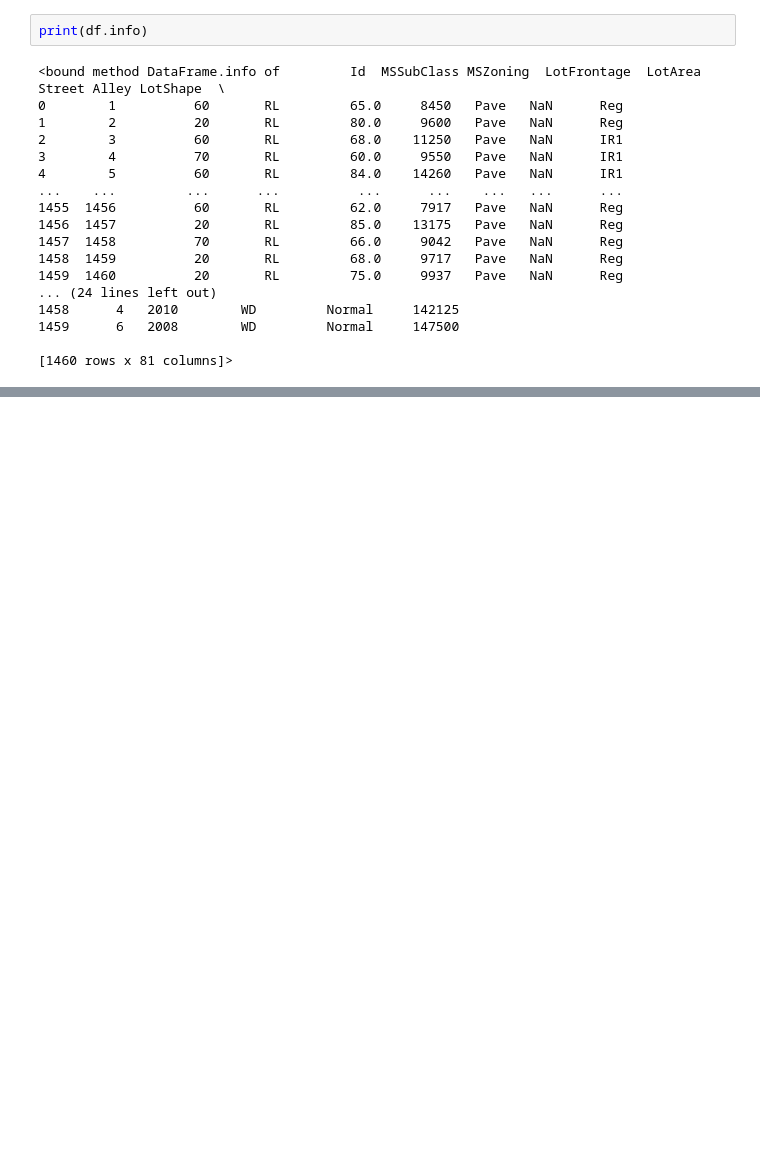
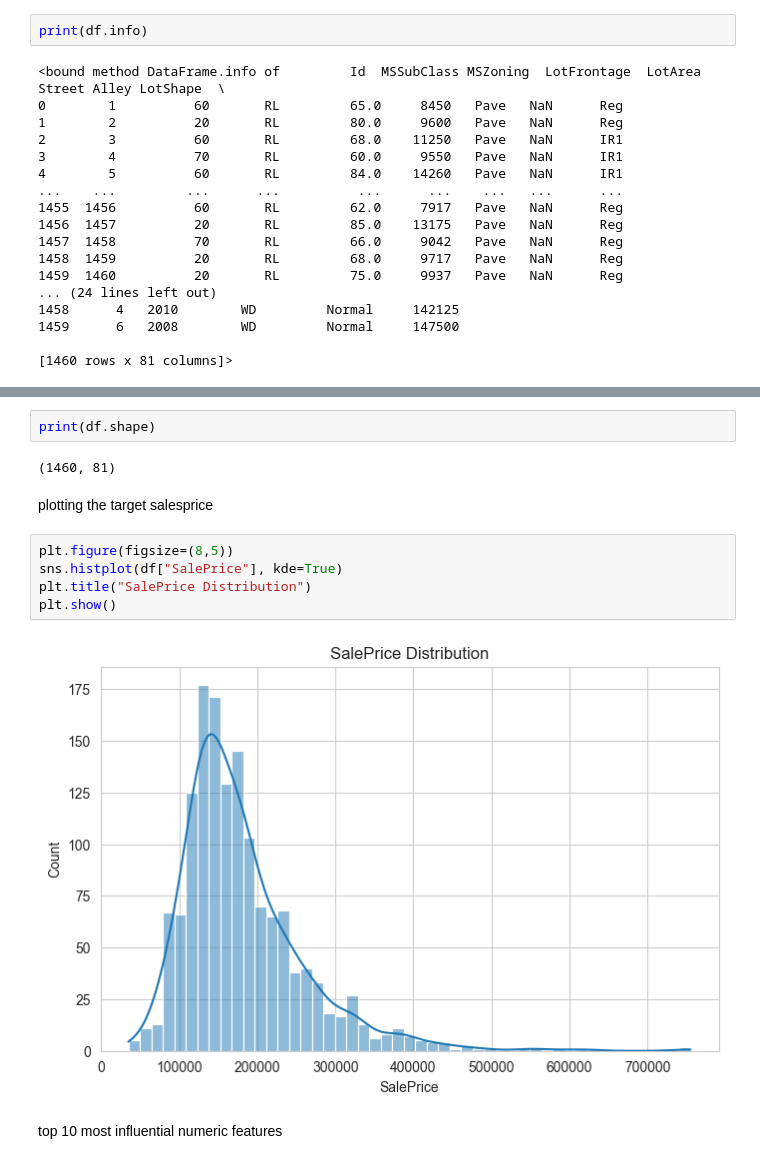
Before and after one commit to praneethsangnal/houseprice-project, a Jupyter notebook: notebooks/eda.ipynb, the cells around one changed output, grey strips where cells are left out. Drawn from its saved outputs; the diff is of its cells as text; blank space fills up the shorter version.

```diff
--- a/notebooks/eda.ipynb
+++ b/notebooks/eda.ipynb
@@ -81,0 +158,15 @@ print(df.info)
+# %%
+print(df.shape)
+# %% [output]
+(1460, 81)
+# %% [markdown]
+plotting the target salesprice
+# %%
+plt.figure(figsize=(8,5))
+sns.histplot(df["SalePrice"], kde=True)
+plt.title("SalePrice Distribution")
+plt.show()
+# %% [output]
+[figure, added]
+# %% [markdown]
+top 10 most influential numeric features
```
Also changed, not shown: parts of 16 cells of this notebook, 4 other files.
